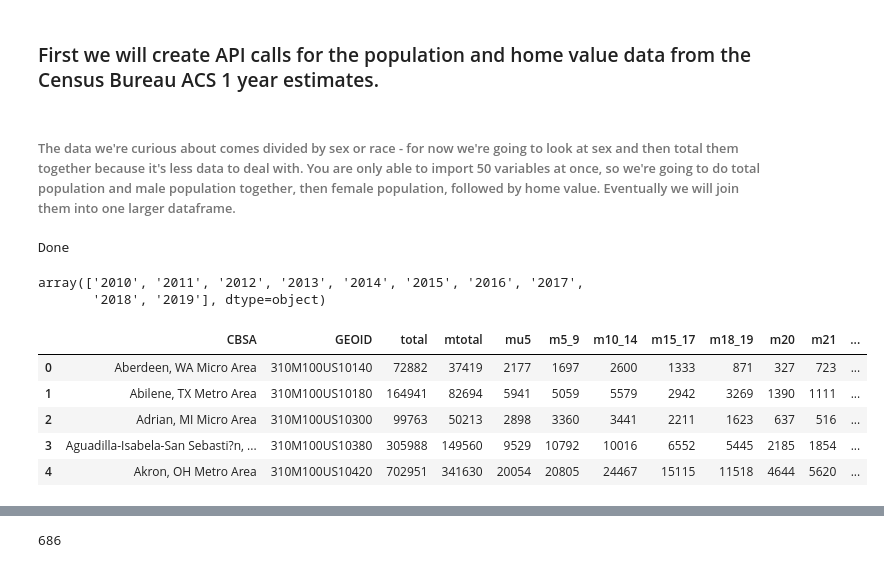
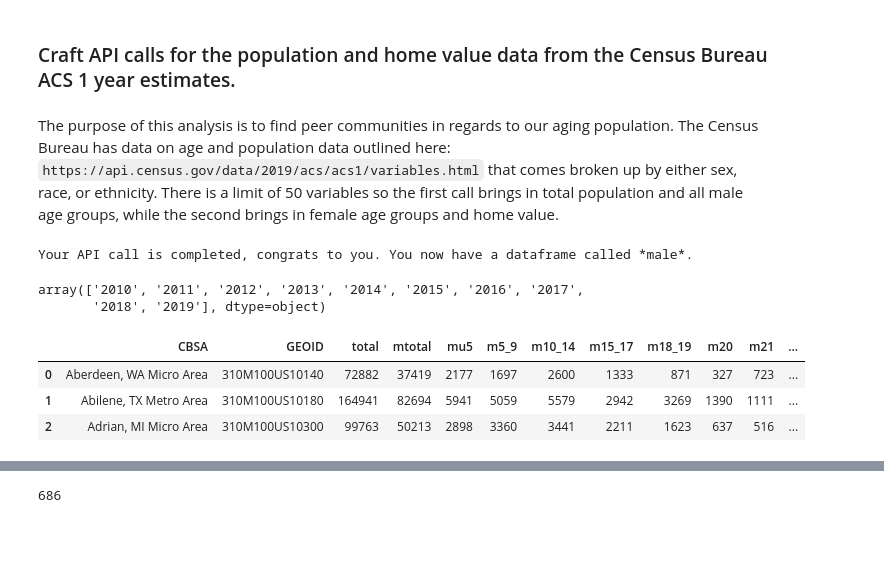
Before and after one commit to jomccall/Ageing-Peer-Communities, a Jupyter notebook: notebooks/Prep Decade of One Year Estimates CBSA Level.ipynb, the cells around one changed output, grey strips where cells are left out. Saved outputs shown, nothing was run; the diff lists cells and outputs as text; code cells hidden in the pictures; blank space fills up the shorter version.

```diff
--- a/notebooks/Prep Decade of One Year Estimates CBSA Level.ipynb
+++ b/notebooks/Prep Decade of One Year Estimates CBSA Level.ipynb
@@ -11,14 +14,14 @@ pd.set_option('display.max_columns', None)
 # %% [markdown]
-### First we will create API calls for the population and home value data from the Census Bureau ACS 1 year estimates.
+### Craft API calls for the population and home value data from the Census Bureau ACS 1 year estimates.
-# %% [markdown]
-###### The data we're curious about comes divided by sex or race - for now we're going to look at sex and then total them together because it's less data to deal with. You are only able to import 50 variables at once, so we're going to do total population and male population together, then female population, followed by home value. Eventually we will join them into one larger dataframe.
+# %% [markdown]
+The purpose of this analysis is to find peer communities in regards to our aging population. The Census Bureau has data on age and population data outlined here: `https://api.census.gov/data/2019/acs/acs1/variables.html` that comes broken up by either sex, race, or ethnicity. There is a limit of 50 variables so the first call brings in total population and all male age groups, while the second brings in female age groups and home value.
 # %%
 #male 2010-2019 and total
 
+#set the range of years as a list of strings to use .format()
 range = ['10','11','12','13','14','15','16','17','18','19']
-api_key = '24fc7d81b74510d599f702dbd408fb18e1466d81'
 
-male_appended = []
+male_appended = [] #create empty list
 for i in range:
     url_str= "https://api.census.gov/data/20{}/acs/acs1?get=NAME,GEO_ID,B01001_001E,B01001_002E,B01001_003E,B01001_004E,B01001_005E,B01001_006E,B01001_007E,B01001_008E,B01001_009E,B01001_010E,B01001_011E,B01001_012E,B01001_013E,B01001_014E,B01001_015E,B01001_016E,B01001_017E,B01001_018E,B01001_019E,B01001_020E,B01001_021E,B01001_022E,B01001_023E,B01001_024E,B01001_025E&for=metropolitan%20statistical%20area/micropolitan%20statistical%20area:*&key=".format(i)+api_key
     predicates= {}
@@ -26,7 +29,6 @@ for i in range:
     predicates["get"]= ",". join(get_vars)
     predicates["for"]= "state:*"
     male= requests.get(url_str, params= predicates)
-
     col_names = ['CBSA','GEOID','total','mtotal','mu5',
                  'm5_9','m10_14','m15_17','m18_19','m20',
                  'm21','m22_24','m25_29','m30_34',
@@ -34,12 +36,12 @@ for i in range:
                  'm60_61','m62_64','m65_66','m67_69',
                  'm70_74','m75_79','m80_84','m85+','ind']
     male=pd.DataFrame(columns=col_names, data=male.json()[1:])
-    male['year'] = '20{}'.format(i)
+    male['year'] = '20{}'.format(i) #add a column with the year so that we have some tidydata
     male_appended.append(male)
 
 male_appended = pd.concat(male_appended)
 male = male_appended
-print('Done')
+print('Your API call is completed, congrats to you. You now have a dataframe called *male*.')
 # %% [output]
-Done
+Your API call is completed, congrats to you. You now have a dataframe called *male*.
 # %%
@@ -48,11 +51,9 @@ male.year.unique()
 array(['2010', '2011', '2012', '2013', '2014', '2015', '2016', '2017',
        '2018', '2019'], dtype=object)
 # %%
-male.head()
+male.head(3)
 # %% [output]
 |  | CBSA | GEOID | total | mtotal | mu5 | m5_9 | m10_14 | m15_17 | m18_19 | m20 | m21 | ... |
 | 0 | Aberdeen, WA Micro Area | 310M100US10140 | 72882 | 37419 | 2177 | 1697 | 2600 | 1333 | 871 | 327 | 723 | ... |
 | 1 | Abilene, TX Metro Area | 310M100US10180 | 164941 | 82694 | 5941 | 5059 | 5579 | 2942 | 3269 | 1390 | 1111 | ... |
 | 2 | Adrian, MI Micro Area | 310M100US10300 | 99763 | 50213 | 2898 | 3360 | 3441 | 2211 | 1623 | 637 | 516 | ... |
-| 3 | Aguadilla-Isabela-San Sebasti?n, ... | 310M100US10380 | 305988 | 149560 | 9529 | 10792 | 10016 | 6552 | 5445 | 2185 | 1854 | ... |
-| 4 | Akron, OH Metro Area | 310M100US10420 | 702951 | 341630 | 20054 | 20805 | 24467 | 15115 | 11518 | 4644 | 5620 | ... |
```
Also changed, not shown: parts of 79 cells of this notebook, 2 other files.
